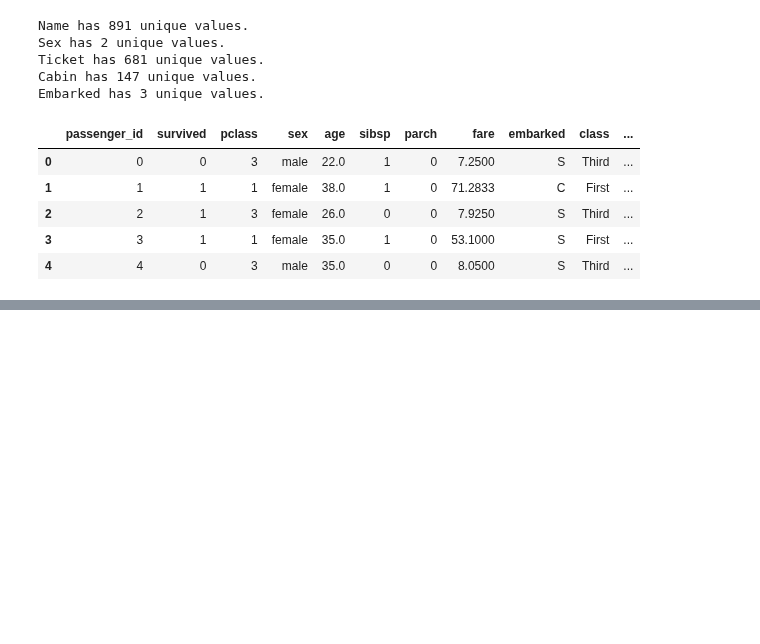
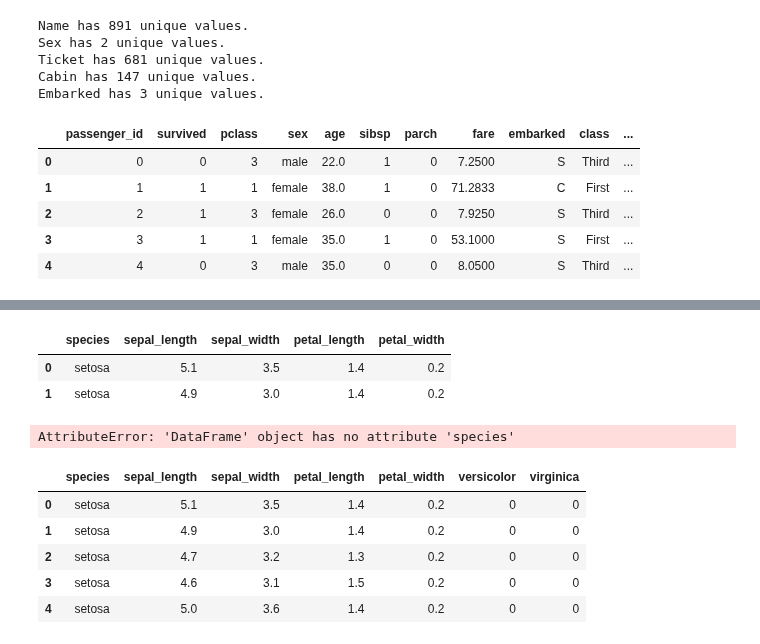
Before and after one commit to AI-Gomez/classification-exercises, a Jupyter notebook: classification_exercises.ipynb, the cells around one changed output, grey strips where cells are left out. Drawn from its saved outputs; the diff is of its cells as text; code cells hidden in the pictures; blank space fills up the shorter version.

```diff
--- a/classification_exercises.ipynb
+++ b/classification_exercises.ipynb
@@ -283,9 +323,5 @@ df.head()
 # %%
 def get_iris_data(cached=False):
-    '''
-    This function reads in iris data from Codeup database if cached == False
-    or if cached == True reads in iris df from a csv file, returns df
-    '''
     if cached or os.path.isfile('iris_df.csv') == False:
         df = new_iris_data()
     else:
@@ -297,0 +349,8 @@ NameError: name 'os' is not defined
+# %%
+#Use the function defined in acquire.py to load the iris data.
+from acquire import get_iris_data
+#or import acquire
+#acquire.get_iris_data()
+
+iris = get_iris_data()
+iris.head()
@@ -298,2 +375,37 @@ NameError: name 'os' is not defined
+# %%
+#Rename the species_name column to just species.
+irisdf1 = irisdf.rename(columns={'species_name': 'species'})
+irisdf1.head(2)
+# %% [output]
+|  | species | sepal_length | sepal_width | petal_length | petal_width |
+| 0 | setosa | 5.1 | 3.5 | 1.4 | 0.2 |
+| 1 | setosa | 4.9 | 3.0 | 1.4 | 0.2 |
+# %%
+#Create dummy variables of the species name.
+from sklearn.model_selection import train_test_split
+from sklearn.impute import SimpleImputer
+from sklearn.preprocessing import LabelEncoder, OneHotEncoder, MinMaxScaler
+
+species_dummies = pd.get_dummies(iris.species, drop_first=True)
+# %% [output]
+AttributeError: 'DataFrame' object has no attribute 'species'
+# %%
+#Create a function named prep_iris that accepts the untransformed
+#iris data, and returns the data with the transformations above applied.
+
+def prep_iris(cached=True):
+    df = get_iris_data(cached)
+    df = df.drop(columns='species_id').rename(columns={'species_name': 'species'})
+    species_dummies = pd.get_dummies(df.species, drop_first=True)
+    df = pd.concat([df, species_dummies], axis=1)
+
+    return df
 # %%
-iris_df.head()
+prep_iris().head()
+# %% [output]
+|  | species | sepal_length | sepal_width | petal_length | petal_width | versicolor | virginica |
+| 0 | setosa | 5.1 | 3.5 | 1.4 | 0.2 | 0 | 0 |
+| 1 | setosa | 4.9 | 3.0 | 1.4 | 0.2 | 0 | 0 |
+| 2 | setosa | 4.7 | 3.2 | 1.3 | 0.2 | 0 | 0 |
+| 3 | setosa | 4.6 | 3.1 | 1.5 | 0.2 | 0 | 0 |
+| 4 | setosa | 5.0 | 3.6 | 1.4 | 0.2 | 0 | 0 |
```
Also changed, not shown: parts of 12 cells of this notebook.
